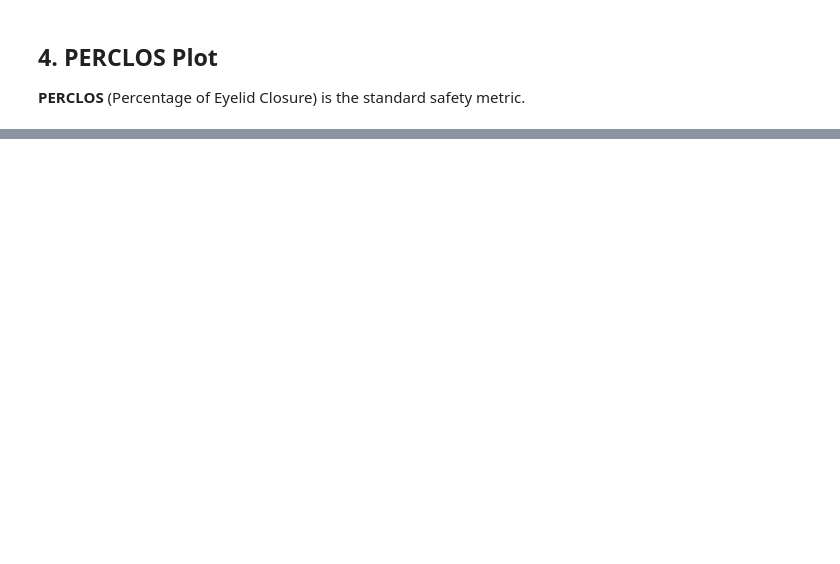
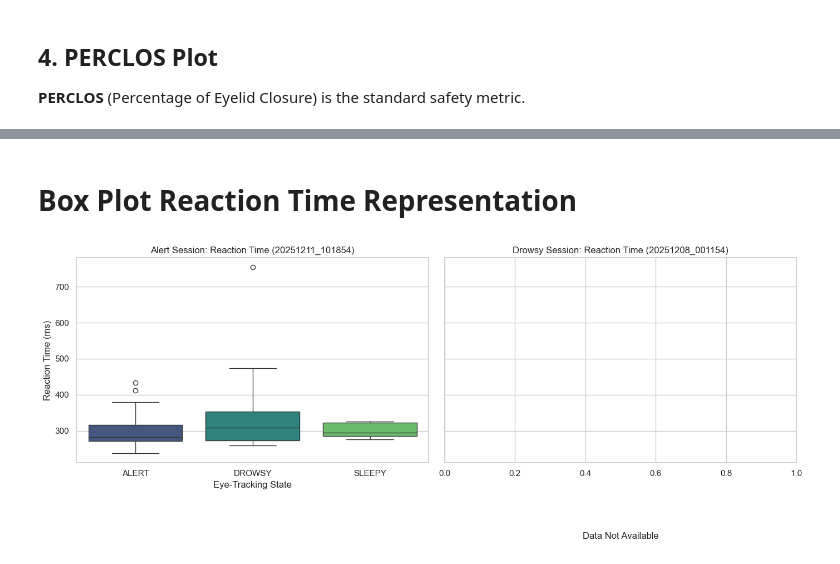
Before and after one commit to jjlukose55/Data_Collection_Final_Project, a Jupyter notebook: DataAnalysis_FinalProject.ipynb, the cells around one changed output, grey strips where cells are left out. Drawn from its saved outputs; the diff is of its cells as text; code cells hidden in the pictures; blank space fills up the shorter version.

```diff
--- a/DataAnalysis_FinalProject.ipynb
+++ b/DataAnalysis_FinalProject.ipynb
@@ -249,0 +347,50 @@ if 'merged_analysis' in locals() and not merged_analysis.empty:
+# %% [markdown]
+# Box Plot Reaction Time Representation
+# %%
+# Create subplots: 1 row, 2 columns, sharing Y axis for easy comparison
+fig, axes = plt.subplots(1, 2, figsize=(14, 6), sharey=True)
+
+# Helper function to plot safely and avoid warnings
+def safe_boxplot(data, ax, title, palette):
+    if data is not None and not data.empty and 'State' in data.columns:
+        # Drop NaNs in State to avoid plotting issues/warnings
+        clean_data = data.dropna(subset=['State'])
+        if not clean_data.empty:
+            sns.boxplot(
+                data=clean_data,
+                x='State',
+                y='Reaction Time (ms)',
+                hue='State',
+                palette=palette,
+                legend=False,
+                ax=ax
+            )
+            ax.set_title(title)
+            ax.set_xlabel('Eye-Tracking State')
+            ax.set_ylabel('Reaction Time (ms)')
+            return
+
+    # Fallback if no data
+    ax.text(0.5, 0.5, 'Data Not Available', ha='center')
+    ax.set_title(title)
+
+# Alert Session Plot (Left)
+safe_boxplot(
+    alert.merged_df,
+    axes[0],
+    f'Alert Session: Reaction Time ({alert.id})',
+    'viridis'
+)
+
+# Drowsy Session Plot (Right)
+safe_boxplot(
+    drowsy.merged_df,
+    axes[1],
+    f'Drowsy Session: Reaction Time ({drowsy.id})',
+    'magma'
+)
+
+plt.tight_layout()
+plt.show()
+# %% [output]
+[figure, added]
```
Also changed, not shown: parts of 19 cells of this notebook, 1 other file.
